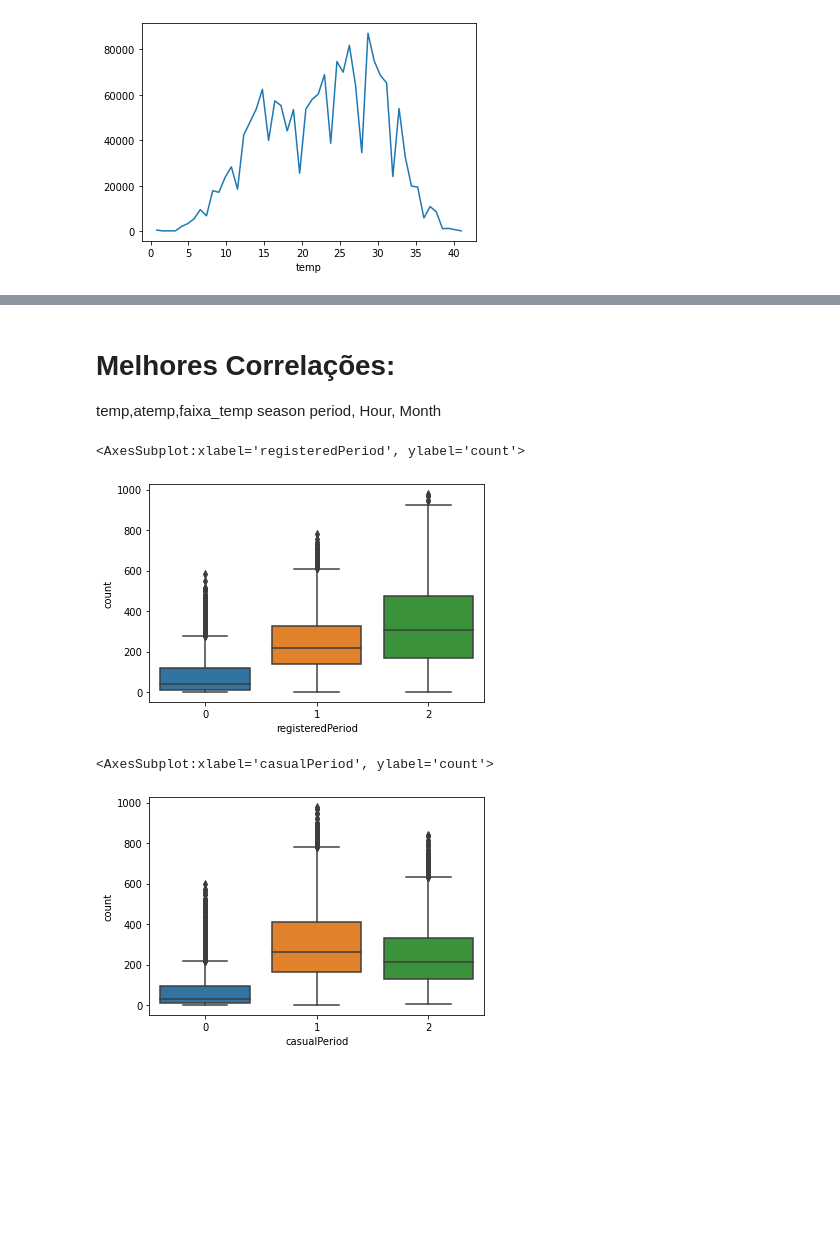
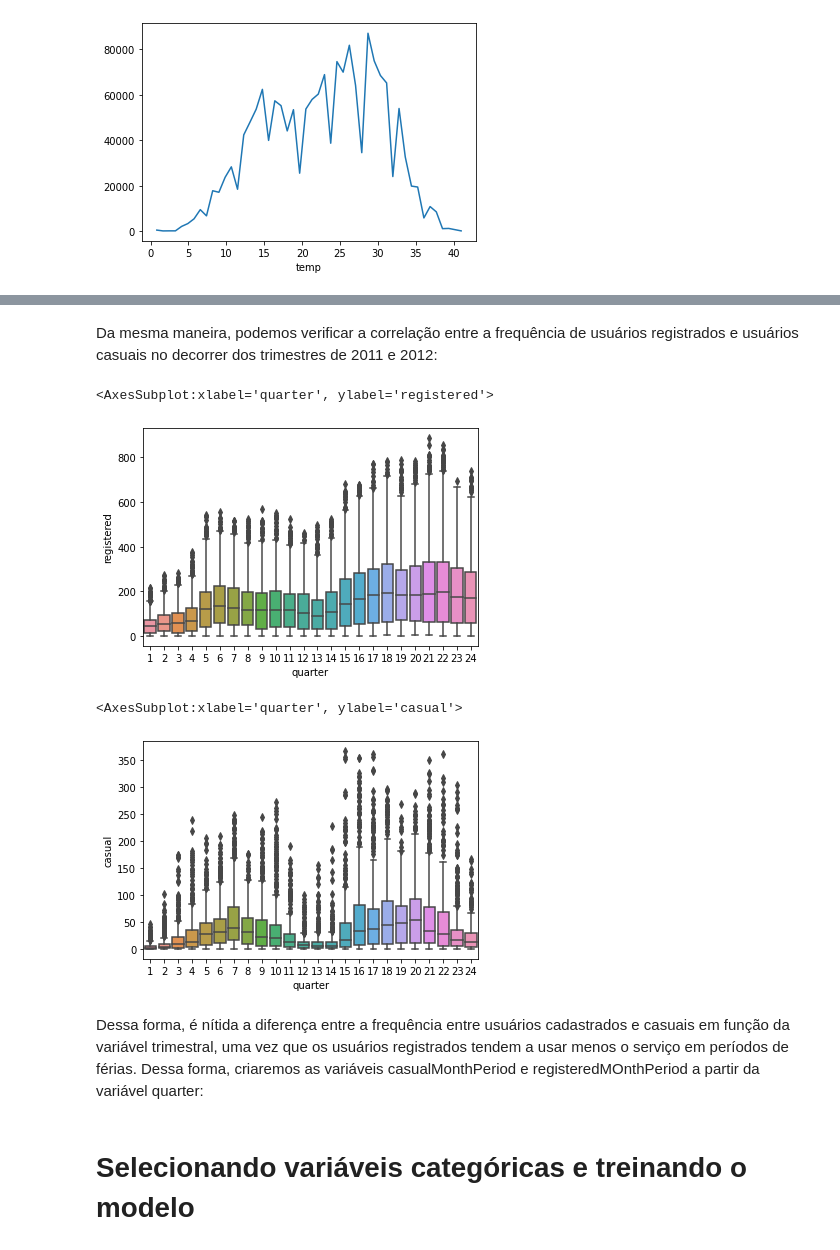
Before and after one commit to renCgomes/T2_LP_ECA_2021.2, a Jupyter notebook: T2_LP.ipynb, the cells around one changed output, grey strips where cells are left out. Cells and saved outputs as stored; diff of their text form; code cells hidden in the pictures; blank space fills up the shorter version.

Commit message:
Finalizando documentação e melhoria do modelo

```diff
--- a/T2_LP.ipynb
+++ b/T2_LP.ipynb
@@ -265,12 +259,10 @@ def getRegisteredDayPeriod(value):
     else:                               #perído entre 7-9h e 17-19h
         return 2
 
-train["registeredPeriod"] = train["time"].map(getRegisteredDayPeriod)
-test["registeredPeriod"] = test["time"].map(getRegisteredDayPeriod)
-train["casualPeriod"] = train["time"].map(getCasualDayPeriod)
-test["casualPeriod"] = test["time"].map(getCasualDayPeriod)
+train["registeredDayPeriod"] = train["time"].map(getRegisteredDayPeriod)
+test["registeredDayPeriod"] = test["time"].map(getRegisteredDayPeriod)
+train["casualDayPeriod"] = train["time"].map(getCasualDayPeriod)
+test["casualDayPeriod"] = test["time"].map(getCasualDayPeriod)
 
 train.drop('time', inplace=True, axis=1)
 test.drop('time', inplace=True, axis=1)
-
-train.head()
@@ -352,5 +328,0 @@ train.head()
-# %% [markdown]
-# Melhores Correlações:
- temp,atemp,faixa_temp
- season
- period, Hour, Month
@@ -362,10 +329,12 @@ train.head()
+# %% [markdown]
+Da mesma maneira, podemos verificar a correlação entre a frequência de usuários registrados e usuários casuais no decorrer dos trimestres de 2011 e 2012:
 # %%
-sns.boxplot(x = "registeredPeriod",y="count",data=train)
+sns.boxplot(x = "quarter",y="registered",data=train)
 # %% [output]
-<AxesSubplot:xlabel='registeredPeriod', ylabel='count'>
+<AxesSubplot:xlabel='quarter', ylabel='registered'>
-[figure, old version]
+[figure, new version]
 # %%
-sns.boxplot(x = "casualPeriod",y="count",data=train)
+sns.boxplot(x = "quarter",y="casual",data=train)
 # %% [output]
-<AxesSubplot:xlabel='casualPeriod', ylabel='count'>
+<AxesSubplot:xlabel='quarter', ylabel='casual'>
-[figure, old version]
+[figure, new version]
@@ -374,0 +341,2 @@ sns.boxplot(x = "casualPeriod",y="count",data=train)
+# %% [markdown]
+Dessa forma, é nítida a diferença entre a frequência entre usuários cadastrados e casuais em função da variável trimestral, uma vez que os usuários registrados tendem a usar menos o serviço em períodos de férias. Dessa forma, criaremos as variáveis casualMonthPeriod e registeredMOnthPeriod a partir da variável quarter:
@@ -374,0 +382,2 @@ sns.boxplot(x = "casualPeriod",y="count",data=train)
+# %% [markdown]
+# Selecionando variáveis categóricas e treinando o modelo
```
Also changed, not shown: parts of 33 cells of this notebook, 1 other file.
